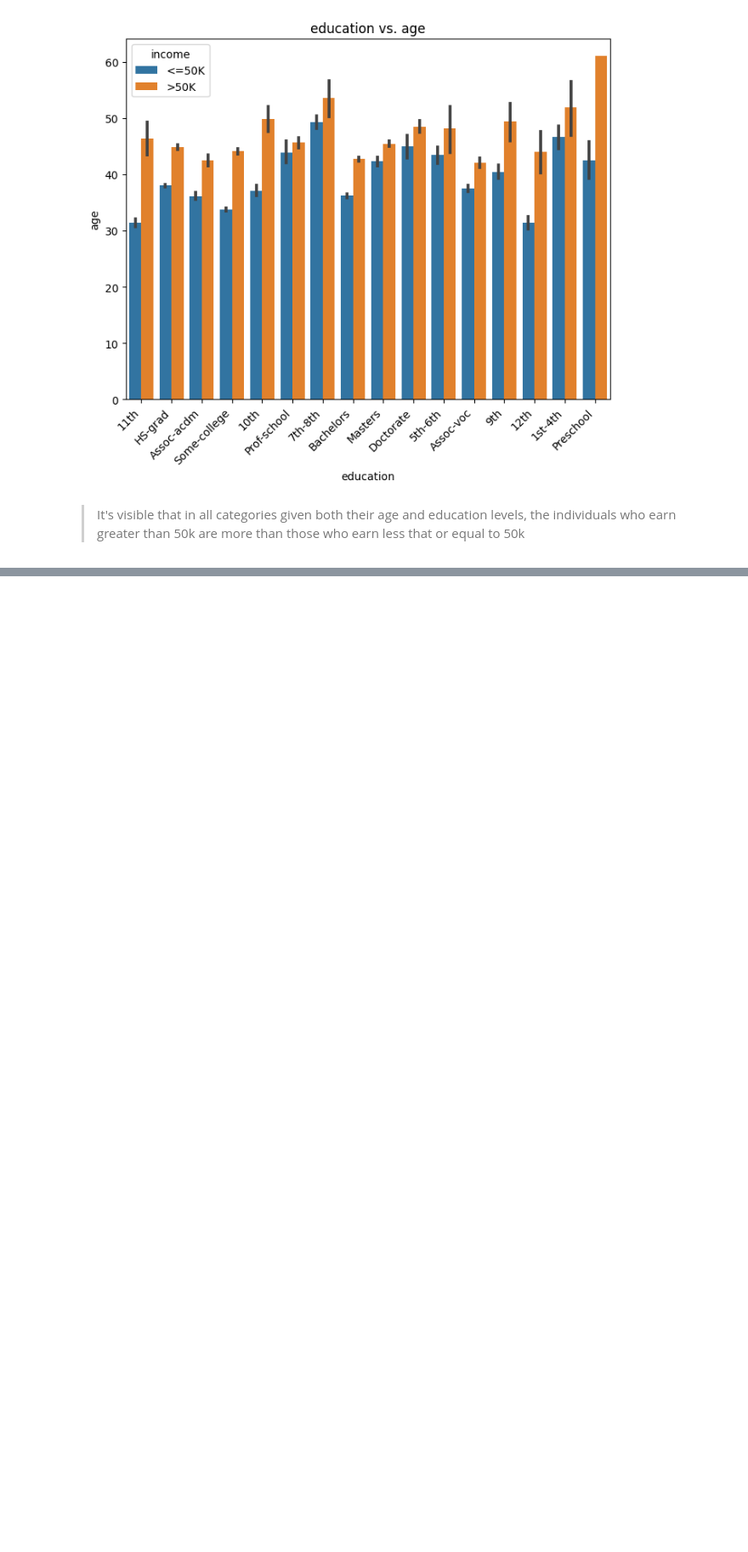
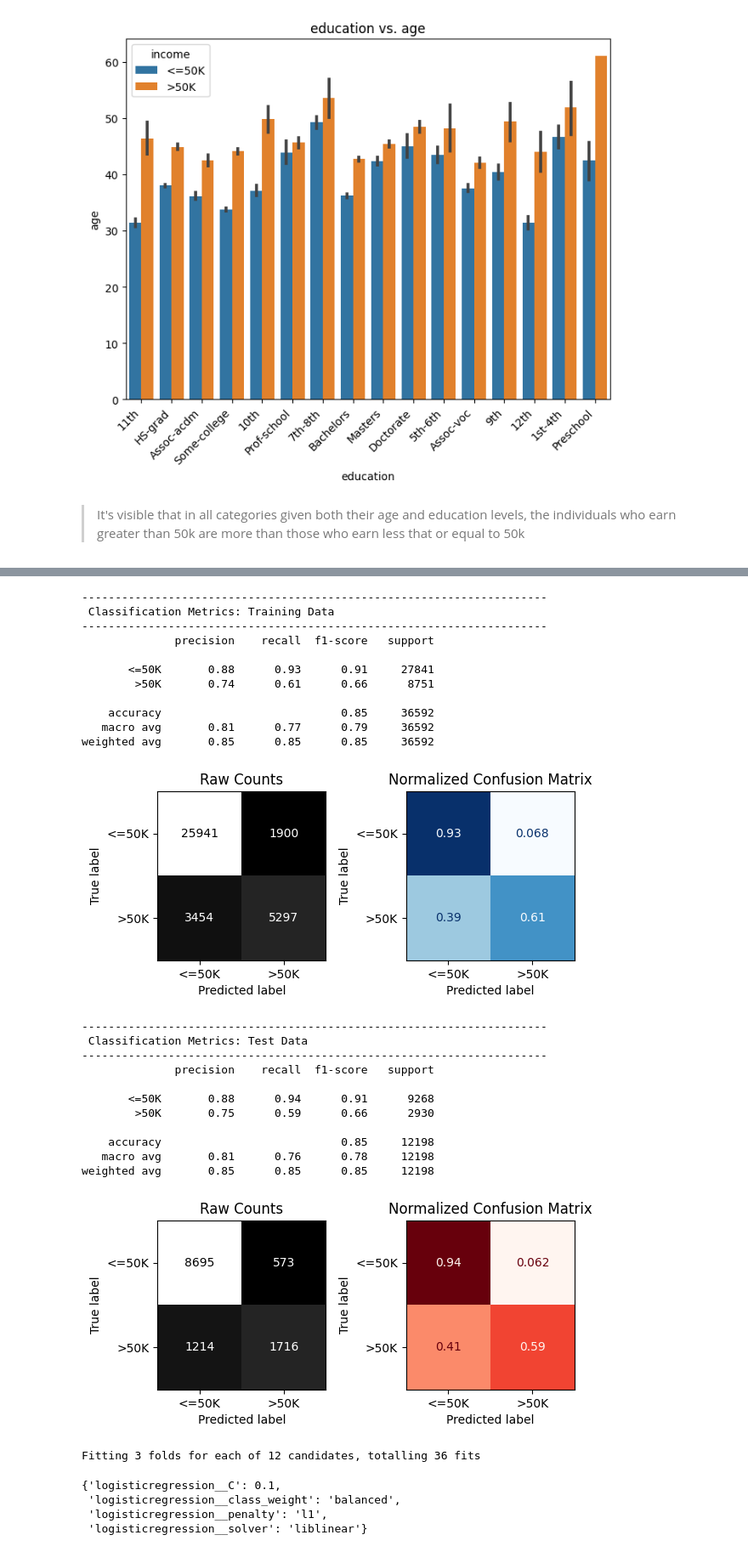
Before and after one commit to GyaviWalls/extra_datasets, a Jupyter notebook: Income_prediction.ipynb, the cells around one changed output, grey strips where cells are left out. Shown at 85% size. Cells and saved outputs as stored; diff of their text form; code cells hidden in the pictures; blank space fills up the shorter version.

```diff
--- a/Income_prediction.ipynb
+++ b/Income_prediction.ipynb
@@ -359,0 +466,8 @@ feature_relations(df2, 'education', 'age');
+# %%
+# pointing out the ordinal columns
+ord_cols = ['education']
+
+# removing 'income' and 'education' from cat_cols variable
+cat_cols = cat_cols[:-1]
+cat_cols = cat_cols.drop(ord_cols)
+print(cat_cols)
@@ -359,0 +498,9 @@ feature_relations(df2, 'education', 'age');
+# %%
+# Instantiate the individual preprocessors
+ohe_encoder = OneHotEncoder(sparse_output=False, handle_unknown='ignore')
+
+# Make pipeline with imputer and encoder
+ohe_pipe = make_pipeline(ohe_encoder)
+
+# ohe_tuple for ColumnTransformer
+ohe_tuple = ('categorical', ohe_pipe, cat_cols)
@@ -359,0 +509,9 @@ feature_relations(df2, 'education', 'age');
+# %%
+# Create the Column Transformer to combine all columns.
+preprocessor = ColumnTransformer([num_tuple, ord_tuple, ohe_tuple], verbose_feature_names_out=False)
+
+X = df2.iloc[:, :-1]
+y =  df2.iloc[:, -1]
+
+# splitting dataframe into train and test portions
+X_train, X_test, y_train, y_test = train_test_split(X, y, random_state = 42)
@@ -359,0 +520,8 @@ feature_relations(df2, 'education', 'age');
+# %%
+# Make an instance of the model with default parameters
+logreg = LogisticRegression(max_iter=500, random_state=42)
+
+# Put scaler and model in a pipeline
+logreg_pipe = make_pipeline(preprocessor, logreg)
+# commencing training endeavours.
+logreg_pipe.fit(X_train, y_train)
@@ -359,0 +546,28 @@ feature_relations(df2, 'education', 'age');
+# %%
+# Evaluate the default model
+evaluate_classification(logreg_pipe, X_train, y_train, X_test, y_test)
+# %% [output]
+----------------------------------------------------------------------
+ Classification Metrics: Training Data
+----------------------------------------------------------------------
+              precision    recall  f1-score   support
+
+       <=50K       0.88      0.93      0.91     27841
+        >50K       0.74      0.61      0.66      8751
+
+    accuracy                           0.85     36592
+   macro avg       0.81      0.77      0.79     36592
+weighted avg       0.85      0.85      0.85     36592
+[figure, added]
+----------------------------------------------------------------------
+ Classification Metrics: Test Data
+----------------------------------------------------------------------
+              precision    recall  f1-score   support
+
+       <=50K       0.88      0.94      0.91      9268
+        >50K       0.75      0.59      0.66      2930
+
+    accuracy                           0.85     12198
+   macro avg       0.81      0.76      0.78     12198
+weighted avg       0.85      0.85      0.85     12198
+[figure, added]
@@ -359,0 +584,14 @@ feature_relations(df2, 'education', 'age');
+# %%
+# Create and fit the gridsearch and display results
+gs = GridSearchCV(logreg_pipe, param_grid, verbose=True, n_jobs=-1, cv=3, return_train_score=True, scoring='recall_macro')
+
+# grid search fitting on training data
+gs.fit(X_train, y_train)
+gs.best_params_
+#
+# %% [output]
+Fitting 3 folds for each of 12 candidates, totalling 36 fits
+{'logisticregression__C': 0.1,
+ 'logisticregression__class_weight': 'balanced',
+ 'logisticregression__penalty': 'l1',
+ 'logisticregression__solver': 'liblinear'}
```
Also changed, not shown: parts of 47 cells of this notebook.
